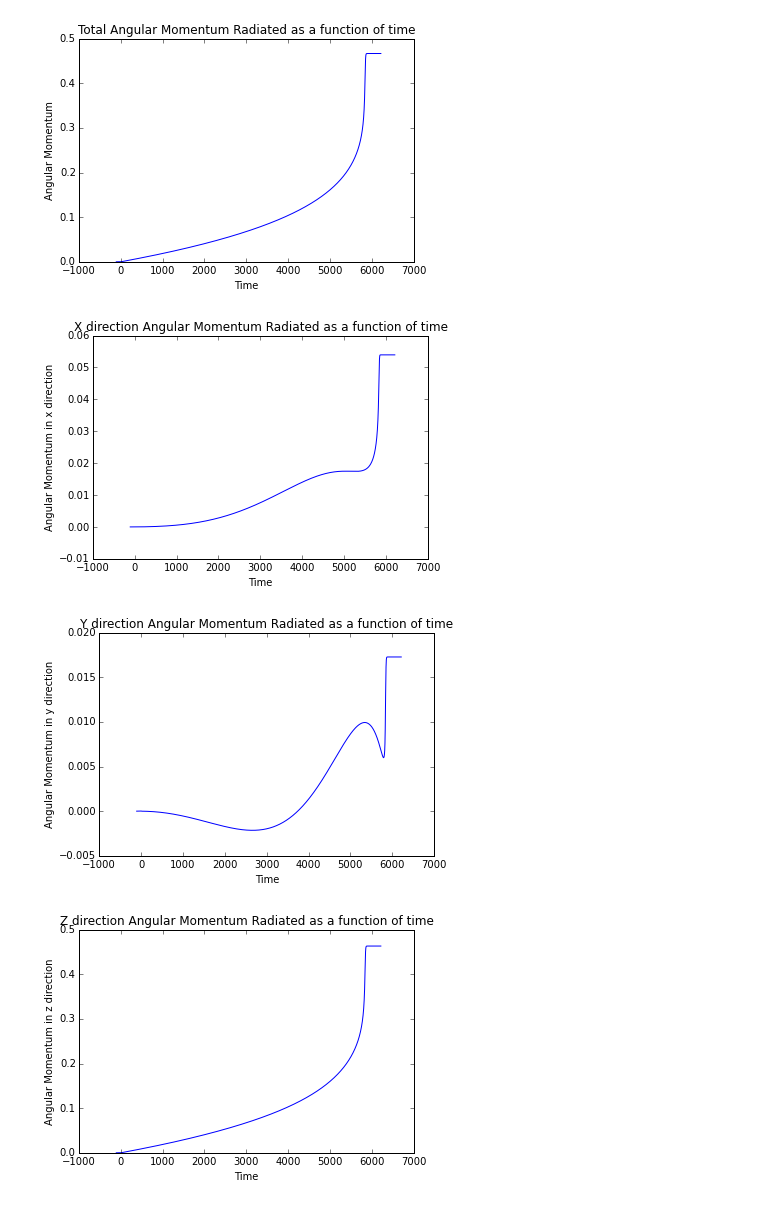
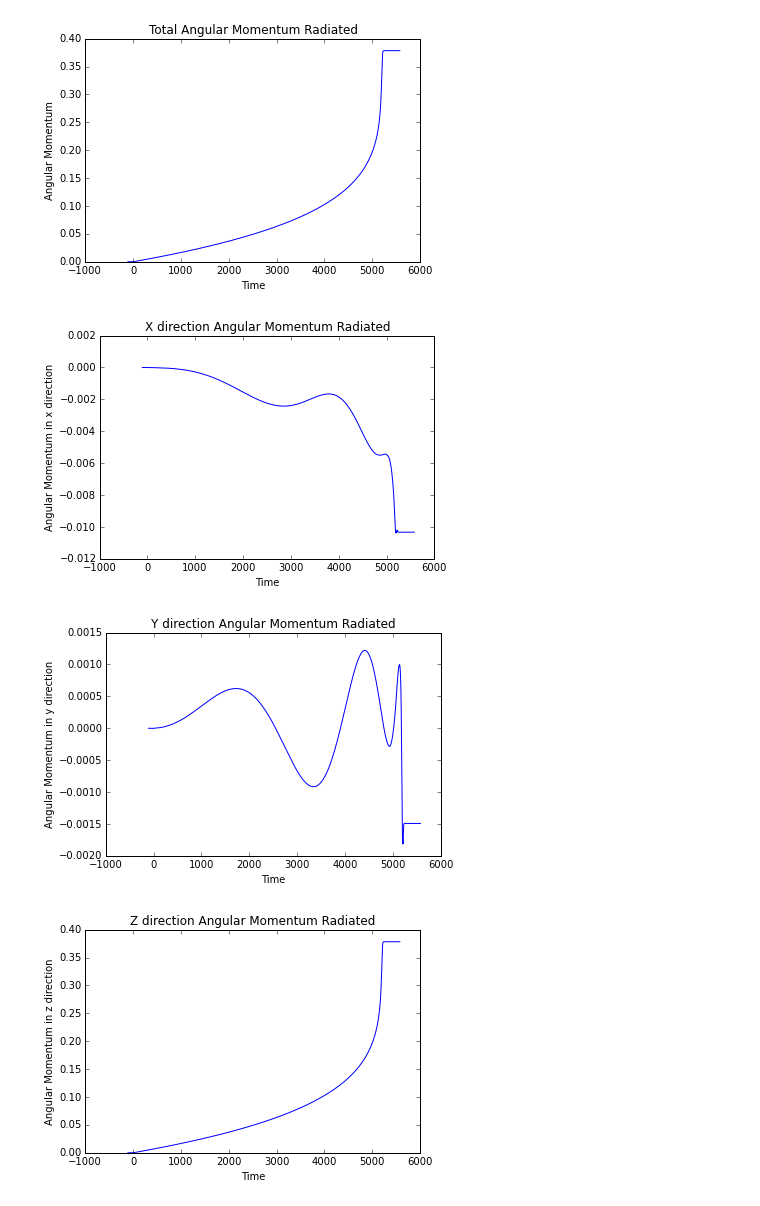
Before and after one commit to rahulketch/ICTS_Kick, a Jupyter notebook: Angular Momentum.ipynb, the cells around one changed output. Saved outputs shown, nothing was run; the diff lists cells and outputs as text; code cells hidden in the pictures.

```diff
--- a/Angular Momentum.ipynb
+++ b/Angular Momentum.ipynb
@@ -3,8 +3,8 @@
 import numpy as np
 import matplotlib.pyplot as plt
 import h5py
-
-path = '../Data/006/Lev5/' #path for the simulation
+speed_of_light = 299792.458
+path = '../Data/104/Lev5/' #path for the simulation
 extrapolation_order = 2
 
 alm = []
@@ -44,17 +44,15 @@ for line in meta:
         remnant_mass = float(line[2])
     if var == 'remnant-spin':
         remnant_spin = np.array([float(line[2]),float(line[3]),float(line[4])])
+    if var == 'initial-mass1':
+        initial_mass1 = float(line[2])
+    if var == 'initial-mass2':
+        initial_mass2 = float(line[2])
+    if var == 'initial-spin1':
+        initial_spin1 = np.array([float(line[2]),float(line[3]),float(line[4])])
+    if var == 'initial-spin2':
+        initial_spin2 = np.array([float(line[2]),float(line[3]),float(line[4])])
 
-for l in range(2,9):
-    alm.append([])
-    H2.append([])
-    for m in range(-l,l+1):
-        SXS = input_file1['Extrapolated_N%i.dir'%(extrapolation_order)]['Y_l%i_m%i.dat'%(l,m)]
-        H = SXS[:,1]+(0+1j)*SXS[:,2]
-        t = SXS[:,0]
-        Hdot = np.diff(H)/np.diff(t)
-        alm[l-2].append(Hdot)
-        H2[l-2].append(H[1:])
 
 #The following are coefficients used in calculations of radiated angular and linear momentum
 def f(l,m):
@@ -68,6 +66,7 @@ def c(l,m):
 def d(l,m):
     return (np.sqrt((1.0+0j)*(l-2.0)*(l+2.0)*(l-m)*(l+m)/(2.0*l-1.0)/(2.0*l+1)))/l
 
+#Calculates the H and Hdots to be used for further analysis.
 for l in range(2,9):
     alm.append([])
     H2.append([])
@@ -99,6 +98,9 @@ final_spin = initial_j - Radiated_J
 final_total_spin = norm(final_spin)
 remnant_total_spin = norm(remnant_spin)
 # %%
+print("Mass Ratio: {}".format(initial_mass1/initial_mass2))
+print("Initial Spin1: {}".format(initial_spin1))
+print("Initial Spin2: {}".format(initial_spin2))
 print("Final Spin of Blackhole Calculated : {}".format(final_spin))
 print("Final Spin of Blackhole from Horizon Data : {}".format(remnant_spin))
 print("Percentage Error from Horizon Data : {} ".format(np.abs(((final_spin-remnant_spin)/remnant_spin)*100)))
@@ -107,28 +109,28 @@ print("Percentage Error from Horizon Data : {}".format(np.abs((final_total_spin-
 
 
 plt.figure(1)
-plt.title("Total Angular Momentum Radiated as a function of time")
+plt.title("Total Angular Momentum Radiated ")
 plt.xlabel("Time")
 plt.ylabel("Angular Momentum")
 plt.plot(t[1:],Total_J)
 plt.show()
 
 plt.figure(2)
-plt.title("X direction Angular Momentum Radiated as a function of time")
+plt.title("X direction Angular Momentum Radiated")
 plt.xlabel("Time")
 plt.ylabel("Angular Momentum in x direction")
 plt.plot(t[1:],J[0])
 plt.show()
 
 plt.figure(3)
-plt.title("Y direction Angular Momentum Radiated as a function of time")
+plt.title("Y direction Angular Momentum Radiated")
 plt.xlabel("Time")
 plt.ylabel("Angular Momentum in y direction")
 plt.plot(t[1:],J[1])
 plt.show()
 
 plt.figure(4)
-plt.title("Z direction Angular Momentum Radiated as a function of time")
+plt.title("Z direction Angular Momentum Radiated")
 plt.xlabel("Time")
 plt.ylabel("Angular Momentum in z direction")
 plt.plot(t[1:],J[2])
@@ -142,4 +147,4 @@ Percentage Error from Horizon Data : 0.0611596716796
-[figure, old version]
+[figure, new version]
-[figure, old version]
+[figure, new version]
-[figure, old version]
+[figure, new version]
-[figure, old version]
+[figure, new version]
```
Also changed, not shown: parts of 1 cell of this notebook, 23 other files.
